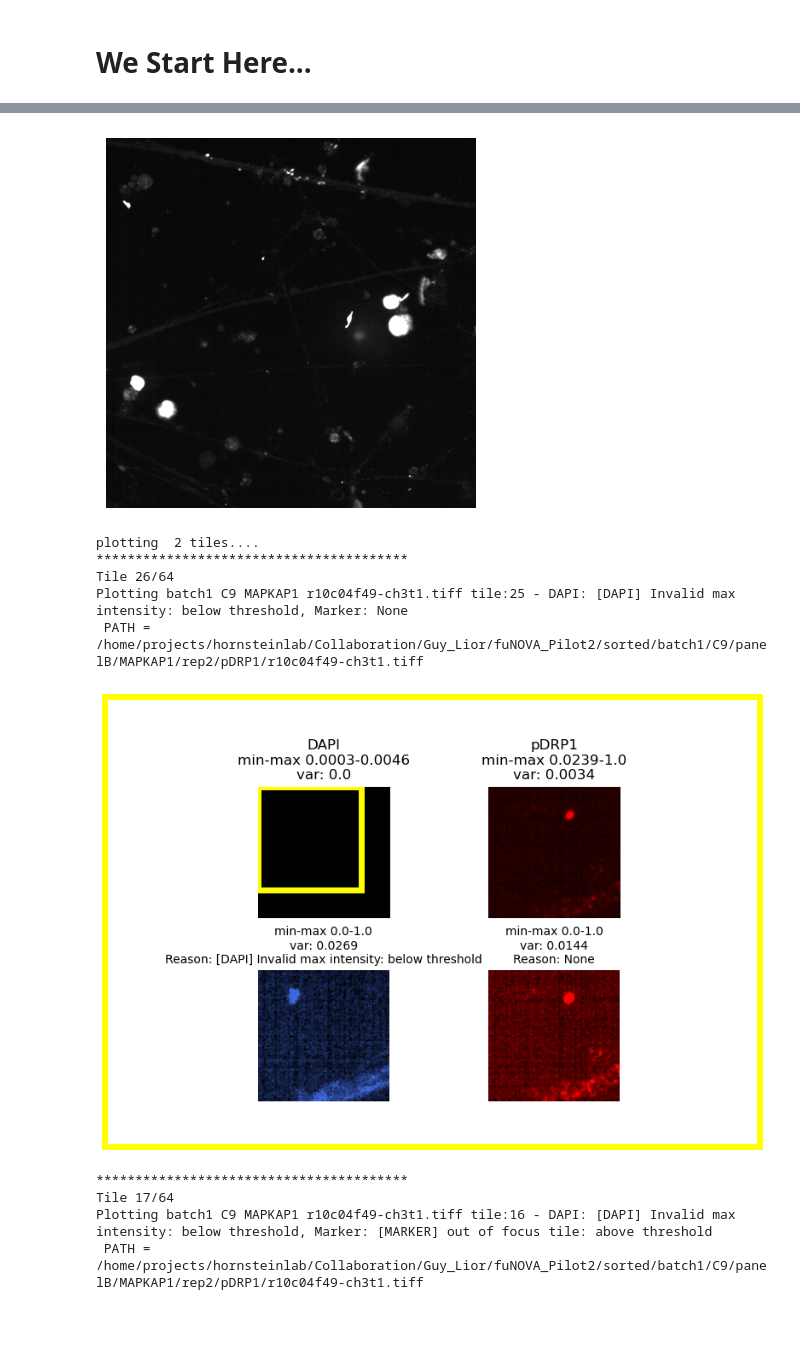
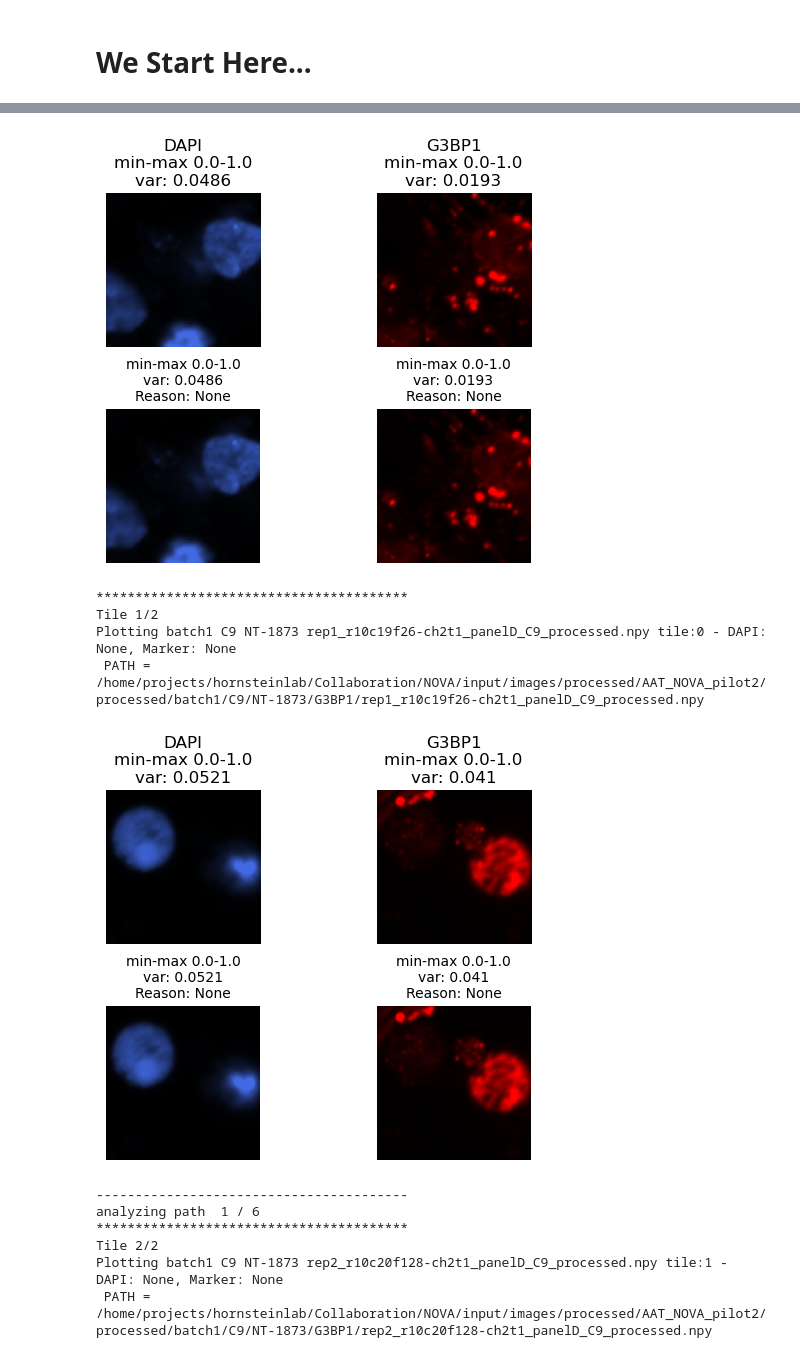
Before and after one commit to Sagykri/NOVA, a Jupyter notebook: tools/preprocessing_tools/exploring_preprocessing_thresholds.ipynb, the cells around one changed output, grey strips where cells are left out. Saved outputs shown, nothing was run; the diff lists cells and outputs as text; code cells hidden in the pictures; blank space fills up the shorter version.

```diff
--- a/tools/preprocessing_tools/exploring_preprocessing_thresholds.ipynb
+++ b/tools/preprocessing_tools/exploring_preprocessing_thresholds.ipynb
@@ -573,6 +573,7 @@ def process_processed_files(paths, markers, num_sites_to_process, num_tiles_to_s
     split_cols = paths_df['path'].str.split(os.sep).apply(lambda x: x[-5:])  # last 6 components
     paths_df[['batch', 'cell_line', 'cond', 'marker_name', 'filename']] = pd.DataFrame(split_cols.tolist(), index=paths_df.index)
     paths_df["site"] = paths_df["filename"].str.split('-').str[0]
+    paths_df = paths_df[paths_df['cond'] == "NT-1873"]
 
     for marker in markers:
         print("X"*40)
@@ -759,11 +760,11 @@ def process_raw_files(paths, markers_list, num_sites_to_process, show_bad_sites,
 # We Start Here...
 # %%
 # choose markers to include
-MARKERS = ["pDRP1"]
+MARKERS = ["G3BP1"]
 # DAPI IS ADDED AUTOMATICLY
 #["ATF4", "FK-2", "SMI32", "pDRP1", "TOMM20", "pCaMKIIa", "pTDP-43", "TDP-43", "ATF6", "pAMPK", "G3BP1", "pS6", "PAR", "UNC13A", "Calreticulin", "POM121", "p62", "CathepsinD", "Brightfield"]
 
-RAW = True # RAW data or processed data
+RAW = False # RAW data or processed data
 MAIN_DATA_PATH = root_directory_raw if RAW else root_directory_proc
 print(MAIN_DATA_PATH)
 # choose batches
@@ -823,15 +828,15 @@ logging.disable(logging.CRITICAL)
 
 # Choose flags
 SHOW_BAD_SITES = False # plot sites that did not pass the thresholds
-SHOW_PASSED_SITES = True # plot sites that passed the thresholds
-NUM_SITES_TO_PROCESS = 2 # number of sites to show (randomaly picked from valid sites)
+SHOW_PASSED_SITES = False # plot sites that passed the thresholds
+NUM_SITES_TO_PROCESS = 5 # number of sites to show (randomaly picked from valid sites)
 
 SHOW_TILES = True # plot tiles
-SHOW_DAPI_FAIL = True # plot tiles that did not passed the DAPI thresholds
+SHOW_DAPI_FAIL = False # plot tiles that did not passed the DAPI thresholds
 SHOW_MARKER_FAIL = False # plot tiles that did not passed the marker thresholds
 # (!)   if both SHOW_DAPI_FAIL and SHOW_MARKER_FAIL are false will show only tiles that passed both marker and dapi
 SHOW_ALL_TILES = False # plot all tiles regardless of thresholds (passed and not passed) or above flags
-NUM_TILES_TO_SHOW = 2 # number of tiles to show (randomaly picked from tiles)
+NUM_TILES_TO_SHOW = 5 # number of tiles to show (randomaly picked from tiles)
 
 # present tiles only with a specific reason.
 # (!) the string should be exactly as the "Reason [DAPI/Target]" string
@@ -877,11 +888,12 @@ PATH: /home/projects/hornsteinlab/Collaboration/Guy_Lior/fuNOVA_Pilot2/sorted/ba
-[figure, old version]
+[figure, new version]
-plotting  2 tiles....
 ****************************************
-Tile 26/64
-Plotting batch1 C9 MAPKAP1 r10c04f49-ch3t1.tiff tile:25 - DAPI: [DAPI] Invalid max intensity: below threshold, Marker: None
- PATH = /home/projects/hornsteinlab/Collaboration/Guy_Lior/fuNOVA_Pilot2/sorted/batch1/C9/panelB/MAPKAP1/rep2/pDRP1/r10c04f49-ch3t1.tiff
+Tile 1/2
+Plotting batch1 C9 NT-1873 rep1_r10c19f26-ch2t1_panelD_C9_processed.npy tile:0 - DAPI: None, Marker: None
+ PATH = /home/projects/hornsteinlab/Collaboration/NOVA/input/images/processed/AAT_NOVA_pilot2/processed/batch1/C9/NT-1873/G3BP1/rep1_r10c19f26-ch2t1_panelD_C9_processed.npy
-[figure, old version]
+[figure, new version]
+----------------------------------------
+analyzing path  1 / 6
 ****************************************
-Tile 17/64
-Plotting batch1 C9 MAPKAP1 r10c04f49-ch3t1.tiff tile:16 - DAPI: [DAPI] Invalid max intensity: below threshold, Marker: [MARKER] out of focus tile: above threshold
- PATH = /home/projects/hornsteinlab/Collaboration/Guy_Lior/fuNOVA_Pilot2/sorted/batch1/C9/panelB/MAPKAP1/rep2/pDRP1/r10c04f49-ch3t1.tiff
+Tile 2/2
+Plotting batch1 C9 NT-1873 rep2_r10c20f128-ch2t1_panelD_C9_processed.npy tile:1 - DAPI: None, Marker: None
+ PATH = /home/projects/hornsteinlab/Collaboration/NOVA/input/images/processed/AAT_NOVA_pilot2/processed/batch1/C9/NT-1873/G3BP1/rep2_r10c20f128-ch2t1_panelD_C9_processed.npy
```
Also changed, not shown: parts of 5 cells of this notebook, 5 other files.
